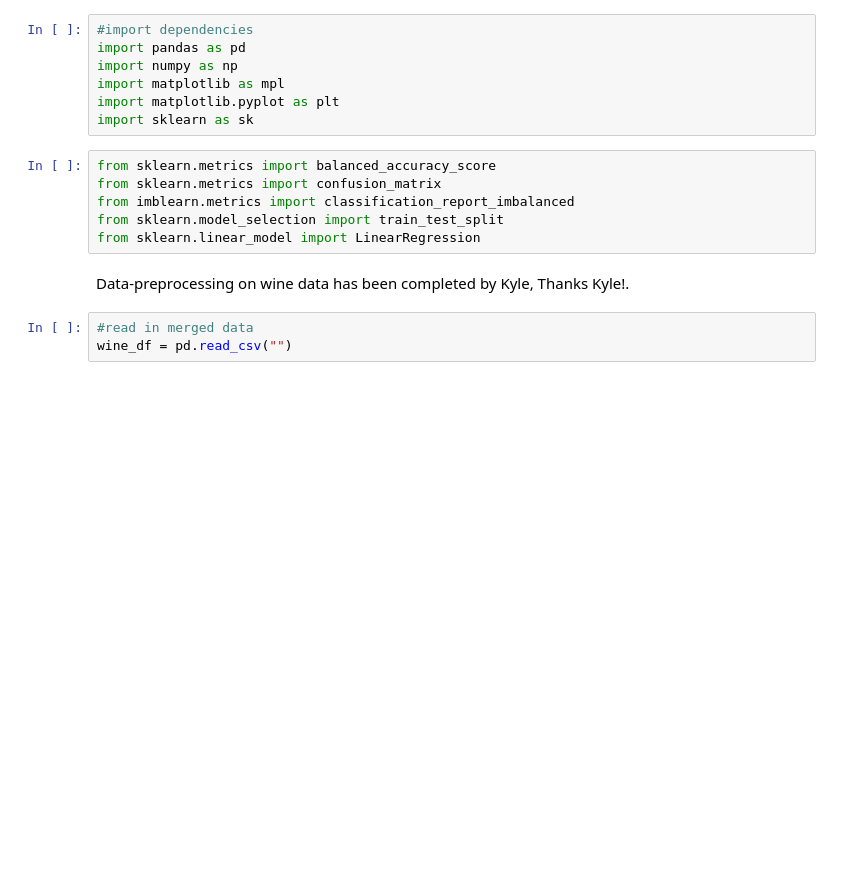
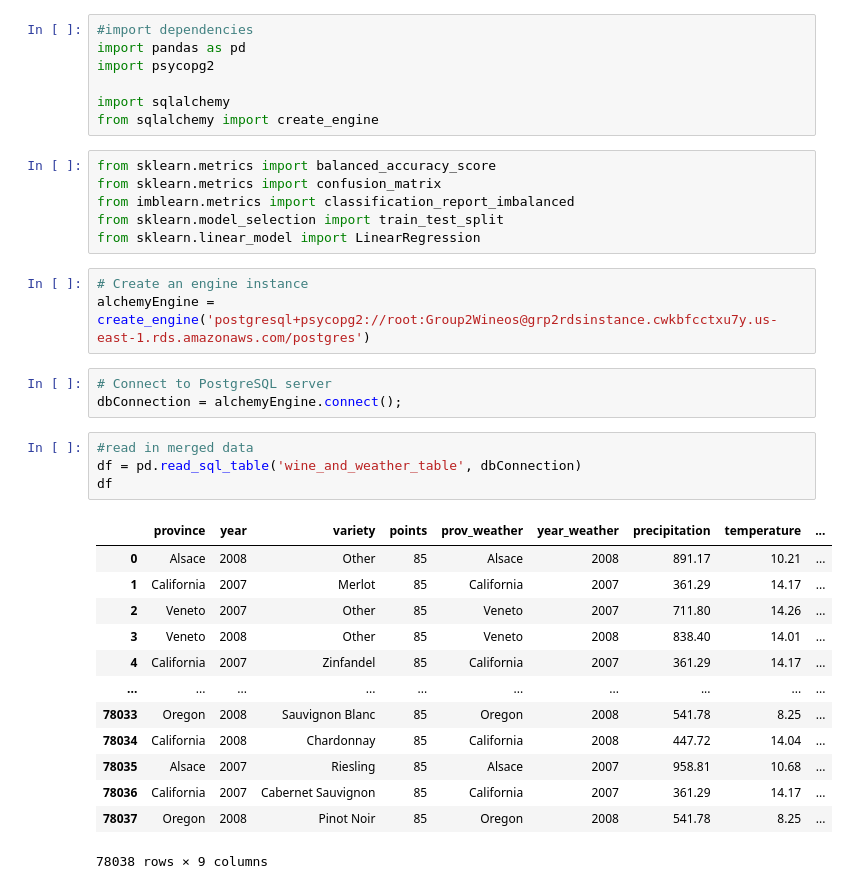
Before and after one commit to mshideler/Group2, a Jupyter notebook: MLModel.ipynb, the cells around one changed output. Drawn from its saved outputs; the diff is of its cells as text; blank space fills up the shorter version.

```diff
--- a/MLModel.ipynb
+++ b/MLModel.ipynb
@@ -1,18 +1,37 @@
 # %%
 #import dependencies
 import pandas as pd
-import numpy as np
-import matplotlib as mpl
-import matplotlib.pyplot as plt
-import sklearn as sk
+import psycopg2
+
+import sqlalchemy
+from sqlalchemy import create_engine
 # %%
 from sklearn.metrics import balanced_accuracy_score
 from sklearn.metrics import confusion_matrix
 from imblearn.metrics import classification_report_imbalanced
 from sklearn.model_selection import train_test_split
 from sklearn.linear_model import LinearRegression
-# %% [markdown]
-Data-preprocessing on wine data has been completed by Kyle, Thanks Kyle!.
+# %%
+# Create an engine instance
+alchemyEngine = create_engine('postgresql+psycopg2://root:Group2Wineos@grp2rdsinstance.cwkbfcctxu7y.us-east-1.rds.amazonaws.com/postgres')
+# %%
+# Connect to PostgreSQL server
+dbConnection = alchemyEngine.connect();
 # %%
 #read in merged data
-wine_df = pd.read_csv("")
+df = pd.read_sql_table('wine_and_weather_table', dbConnection)
+df
+# %% [output]
+|  | province | year | variety | points | prov_weather | year_weather | precipitation | temperature | ... |
+| 0 | Alsace | 2008 | Other | 85 | Alsace | 2008 | 891.17 | 10.21 | ... |
+| 1 | California | 2007 | Merlot | 85 | California | 2007 | 361.29 | 14.17 | ... |
+| 2 | Veneto | 2007 | Other | 85 | Veneto | 2007 | 711.80 | 14.26 | ... |
+| 3 | Veneto | 2008 | Other | 85 | Veneto | 2008 | 838.40 | 14.01 | ... |
+| 4 | California | 2007 | Zinfandel | 85 | California | 2007 | 361.29 | 14.17 | ... |
+| ... | ... | ... | ... | ... | ... | ... | ... | ... | ... |
+| 78033 | Oregon | 2008 | Sauvignon Blanc | 85 | Oregon | 2008 | 541.78 | 8.25 | ... |
+| 78034 | California | 2008 | Chardonnay | 85 | California | 2008 | 447.72 | 14.04 | ... |
+| 78035 | Alsace | 2007 | Riesling | 85 | Alsace | 2007 | 958.81 | 10.68 | ... |
+| 78036 | California | 2007 | Cabernet Sauvignon | 85 | California | 2007 | 361.29 | 14.17 | ... |
+| 78037 | Oregon | 2008 | Pinot Noir | 85 | Oregon | 2008 | 541.78 | 8.25 | ... |
+78038 rows × 9 columns
```
Also changed, not shown: parts of 13 cells of this notebook.
